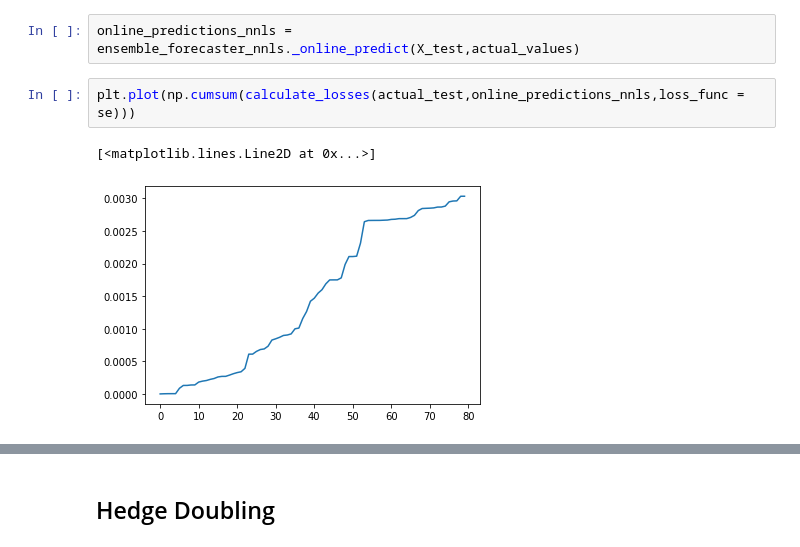
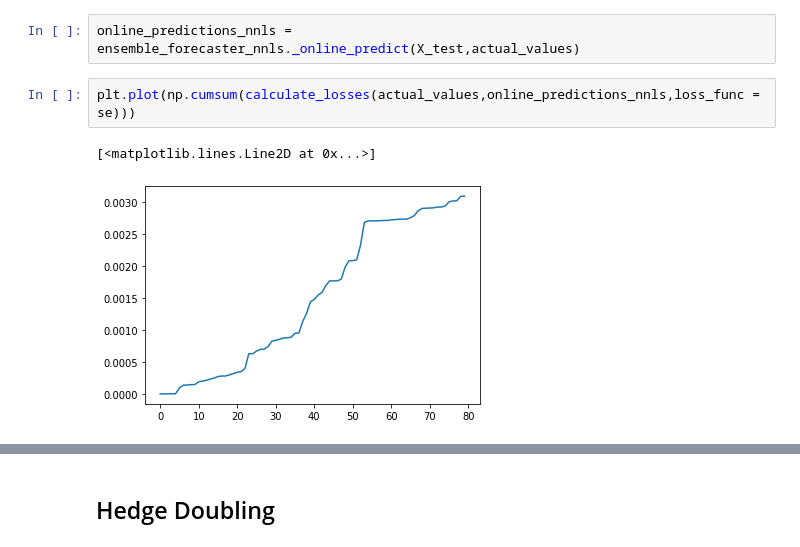
Before and after one commit to magittan/Online-Ensembles-for-Time-Series-Forecasting, a Jupyter notebook: Testing Ensemble w LSTM.ipynb, the cells around one changed output, grey strips where cells are left out. Saved outputs shown, nothing was run; the diff lists cells and outputs as text.

```diff
--- a/Testing Ensemble w LSTM.ipynb
+++ b/Testing Ensemble w LSTM.ipynb
@@ -80,10 +80,10 @@ plt.plot(ensemble_forecaster_nnls.ensemble_algorithm.weights)
 # %%
 online_predictions_nnls = ensemble_forecaster_nnls._online_predict(X_test,actual_values)
 # %%
-plt.plot(np.cumsum(calculate_losses(actual_test,online_predictions_nnls,loss_func = se)))
+plt.plot(np.cumsum(calculate_losses(actual_values,online_predictions_nnls,loss_func = se)))
 # %% [output]
 [<matplotlib.lines.Line2D at 0x...>]
-[figure, old version]
+[figure, new version]
 # %%
 regret(online_predictions_nnls,expert_predictions,actual_values,loss_func=se)
 # %% [output]
```
Also changed, not shown: parts of 10 cells of this notebook, 14 other files.
